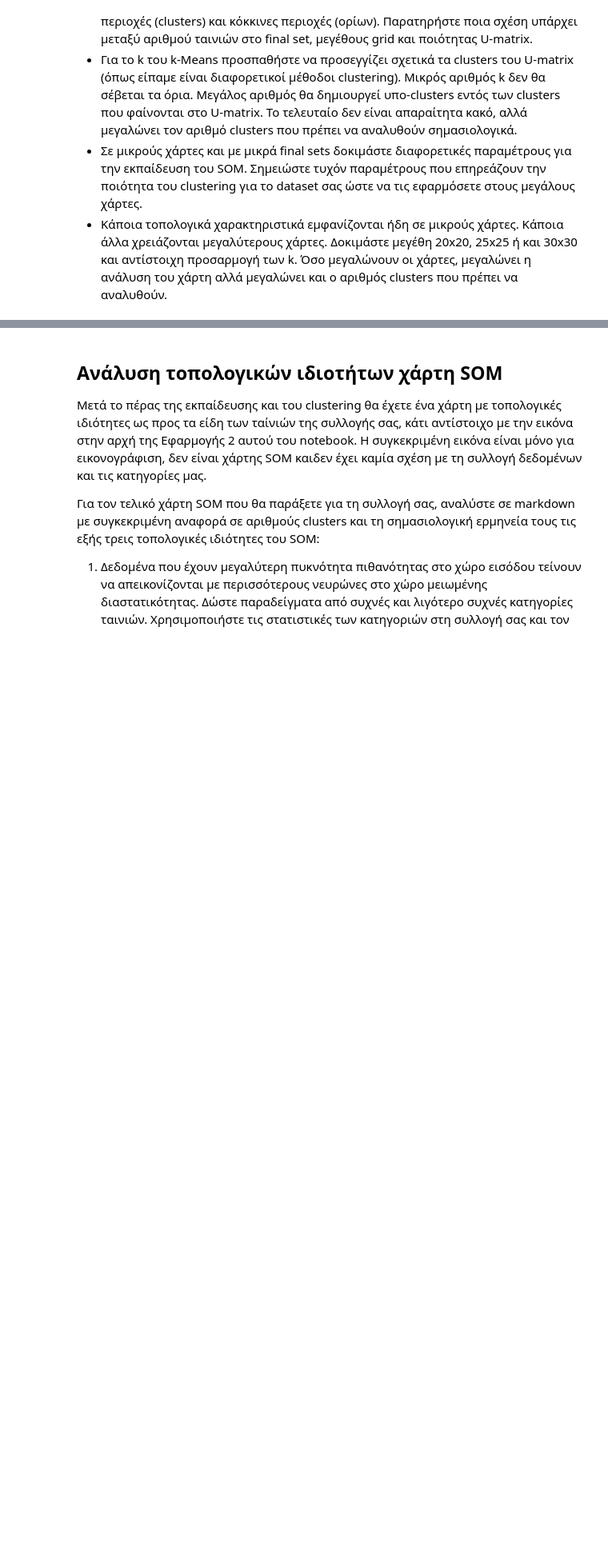
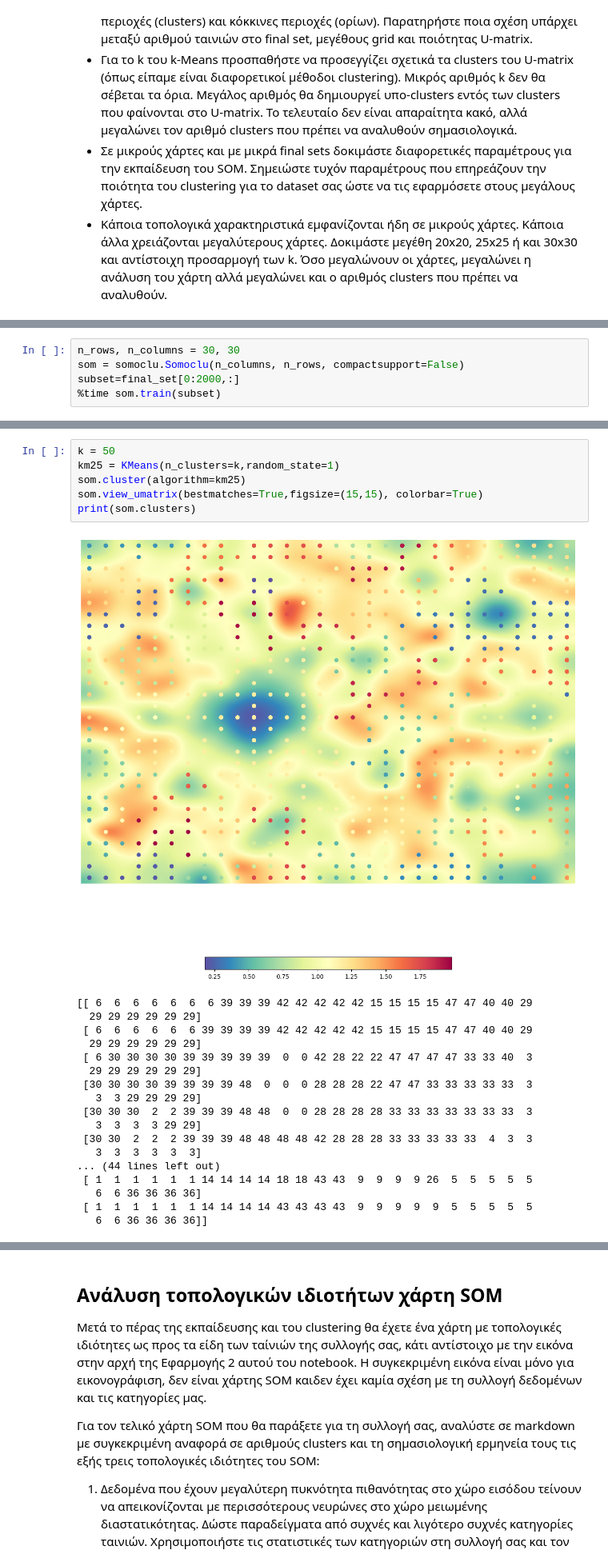
Before and after one commit to ngregoriade/neural_net_ntua, a Jupyter notebook: lab2/Εργασία_2_Unsupervised_Learning_Εκφώνηση (1).ipynb, the cells around one changed output, grey strips where cells are left out. Shown at 80% size. Drawn from its saved outputs; the diff is of its cells as text; blank space fills up the shorter version.

```diff
--- a/lab2/Εργασία_2_Unsupervised_Learning_Εκφώνηση (1).ipynb
+++ b/lab2/Εργασία_2_Unsupervised_Learning_Εκφώνηση (1).ipynb
@@ -657,0 +1449,5 @@ Overall Cluster Genres stats:
+# %%
+n_rows, n_columns = 30, 30
+som = somoclu.Somoclu(n_columns, n_rows, compactsupport=False)
+subset=final_set[0:2000,:]
+%time som.train(subset)
@@ -657,0 +1457,25 @@ Overall Cluster Genres stats:
+# %%
+k = 50
+km25 = KMeans(n_clusters=k,random_state=1)
+som.cluster(algorithm=km25)
+som.view_umatrix(bestmatches=True,figsize=(15,15), colorbar=True)
+print(som.clusters)
+# %% [output]
+[figure, added]
+[[ 6  6  6  6  6  6  6 39 39 39 42 42 42 42 42 15 15 15 15 47 47 40 40 29
+  29 29 29 29 29 29]
+ [ 6  6  6  6  6  6 39 39 39 39 42 42 42 42 42 15 15 15 15 47 47 40 40 29
+  29 29 29 29 29 29]
+ [ 6 30 30 30 30 39 39 39 39 39  0  0 42 28 22 22 47 47 47 47 33 33 40  3
+  29 29 29 29 29 29]
+ [30 30 30 30 39 39 39 39 48  0  0  0 28 28 28 22 47 47 33 33 33 33 33  3
+   3  3 29 29 29 29]
+ [30 30 30  2  2 39 39 39 48 48  0  0 28 28 28 28 33 33 33 33 33 33 33  3
+   3  3  3  3 29 29]
+ [30 30  2  2  2 39 39 39 48 48 48 48 42 28 28 28 33 33 33 33 33  4  3  3
+   3  3  3  3  3  3]
+... (44 lines left out)
+ [ 1  1  1  1  1  1 14 14 14 14 18 18 43 43  9  9  9  9 26  5  5  5  5  5
+   6  6 36 36 36 36]
+ [ 1  1  1  1  1  1 14 14 14 14 43 43 43 43  9  9  9  9  9  5  5  5  5  5
+   6  6 36 36 36 36]]
```
Also changed, not shown: parts of 123 cells of this notebook, 2 other files.
